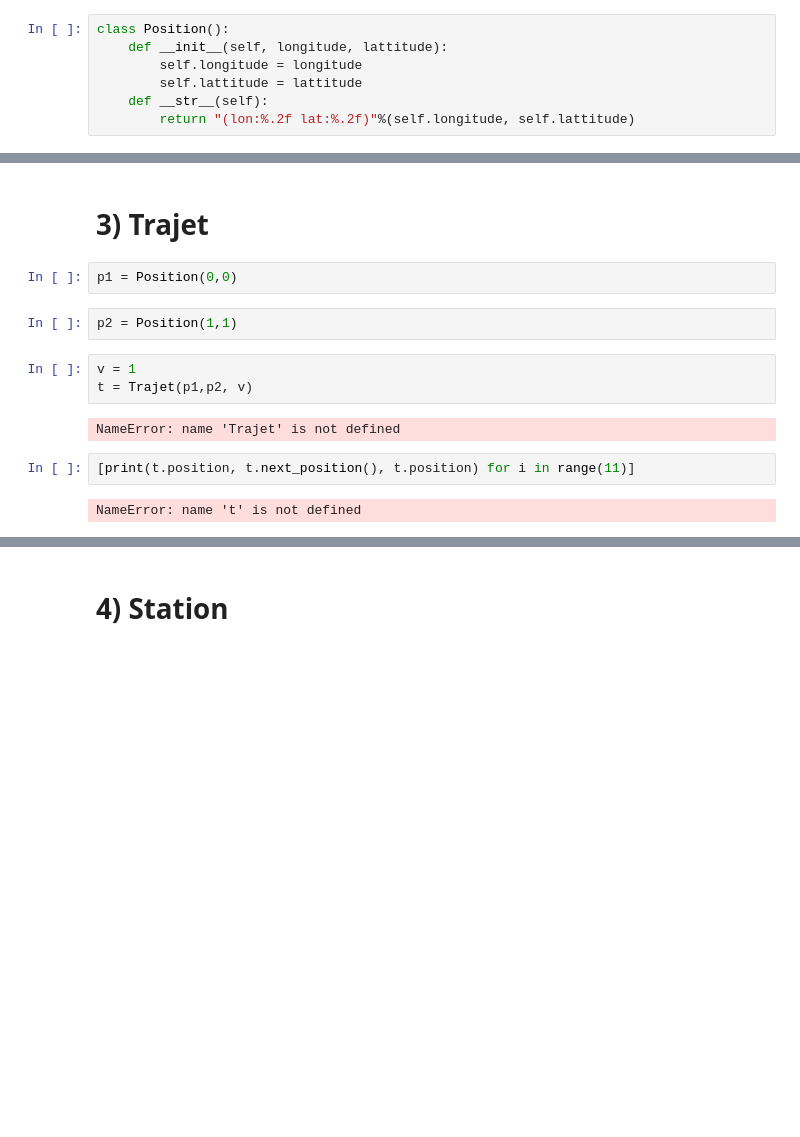
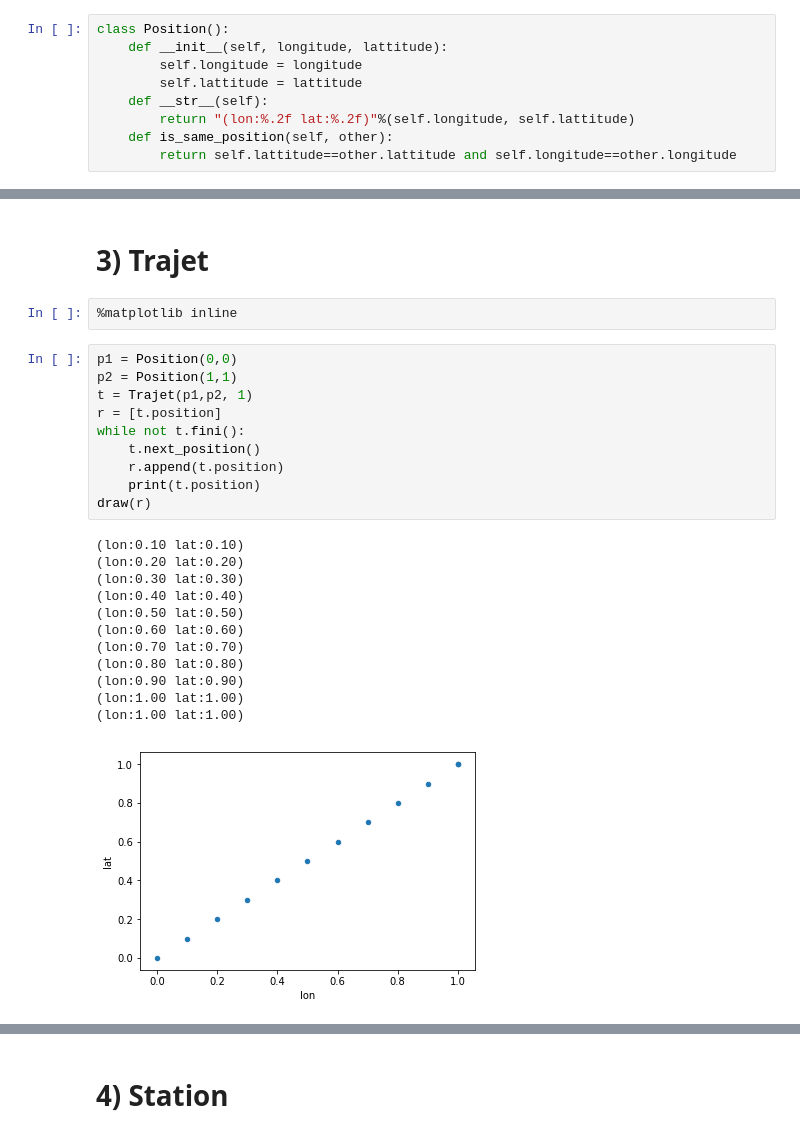
Before and after one commit to romainjouin/formation_python, a Jupyter notebook: 01_velib.ipynb, the cells around one changed output, grey strips where cells are left out. Cells and saved outputs as stored; diff of their text form; blank space fills up the shorter version.

```diff
--- a/01_velib.ipynb
+++ b/01_velib.ipynb
@@ -41,6 +13,8 @@ class Position():
         self.lattitude = lattitude
     def __str__(self):
         return "(lon:%.2f lat:%.2f)"%(self.longitude, self.lattitude)
+    def is_same_position(self, other):
+        return self.lattitude==other.lattitude and self.longitude==other.longitude
 # %% [markdown]
 # 1) Logger
 # %%
@@ -108,18 +84,30 @@ test_velo()
 # %% [markdown]
 # 3) Trajet
-# %%
-p1 = Position(0,0)
-# %%
-p2 = Position(1,1)
-# %%
-v = 1
-t = Trajet(p1,p2, v)
-# %% [output]
-NameError: name 'Trajet' is not defined
-# %%
-[print(t.position, t.next_position(), t.position) for i in range(11)]
-# %% [output]
-NameError: name 't' is not defined
+# %%
+%matplotlib inline
+# %%
+p1 = Position(0,0)
+p2 = Position(1,1)
+t = Trajet(p1,p2, 1)
+r = [t.position]
+while not t.fini():
+    t.next_position()
+    r.append(t.position)
+    print(t.position)
+draw(r)
+# %% [output]
+(lon:0.10 lat:0.10)
+(lon:0.20 lat:0.20)
+(lon:0.30 lat:0.30)
+(lon:0.40 lat:0.40)
+(lon:0.50 lat:0.50)
+(lon:0.60 lat:0.60)
+(lon:0.70 lat:0.70)
+(lon:0.80 lat:0.80)
+(lon:0.90 lat:0.90)
+(lon:1.00 lat:1.00)
+(lon:1.00 lat:1.00)
+[figure, added]
 # %%
 class Trajet():
     def __init__(self, position_depart, position_arrivee, vitesse=3):
```
Also changed, not shown: parts of 27 cells of this notebook.
